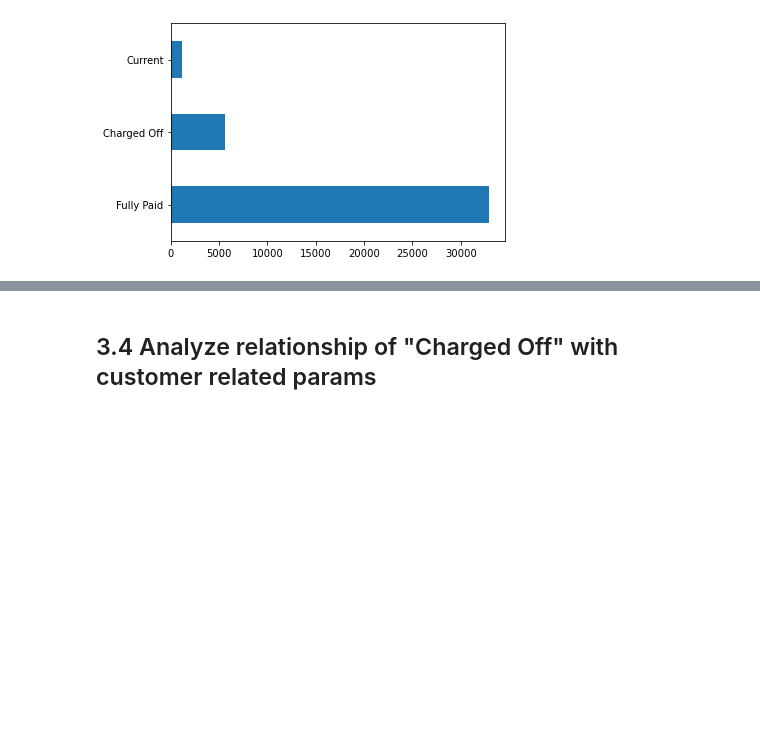
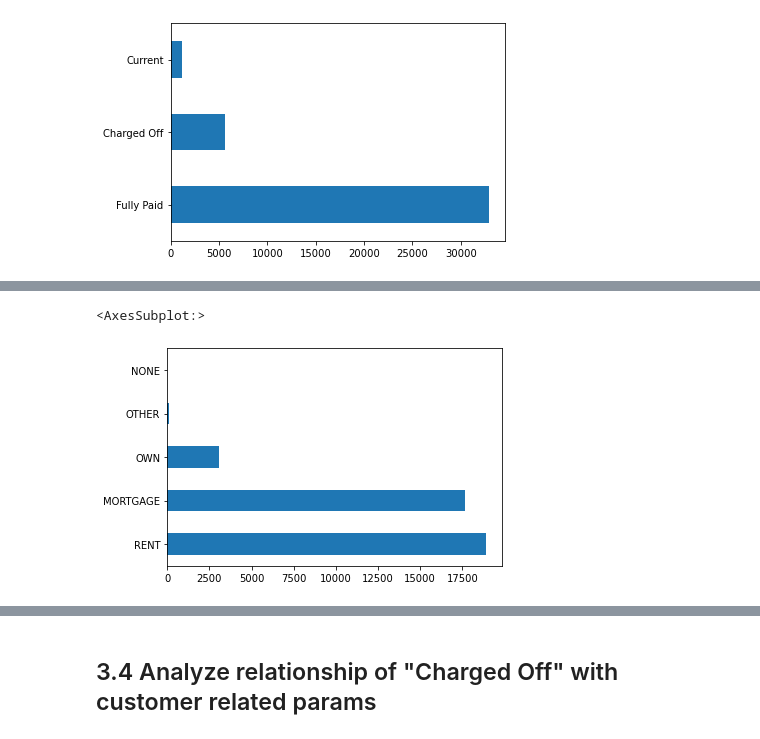
Before and after one commit to JamshedAhsan/fraud-detection, a Jupyter notebook: Case-Study-Lending-Loan-Club.ipynb, the cells around one changed output, grey strips where cells are left out. Saved outputs shown, nothing was run; the diff lists cells and outputs as text; code cells hidden in the pictures; blank space fills up the shorter version.

```diff
--- a/Case-Study-Lending-Loan-Club.ipynb
+++ b/Case-Study-Lending-Loan-Club.ipynb
@@ -205,0 +237,5 @@ loan_df3['loan_status'].value_counts().plot.barh()
+# %%
+loan_df3['home_ownership'].value_counts().plot.barh()
+# %% [output]
+<AxesSubplot:>
+[figure, added]
```
Also changed, not shown: parts of 26 cells of this notebook.
